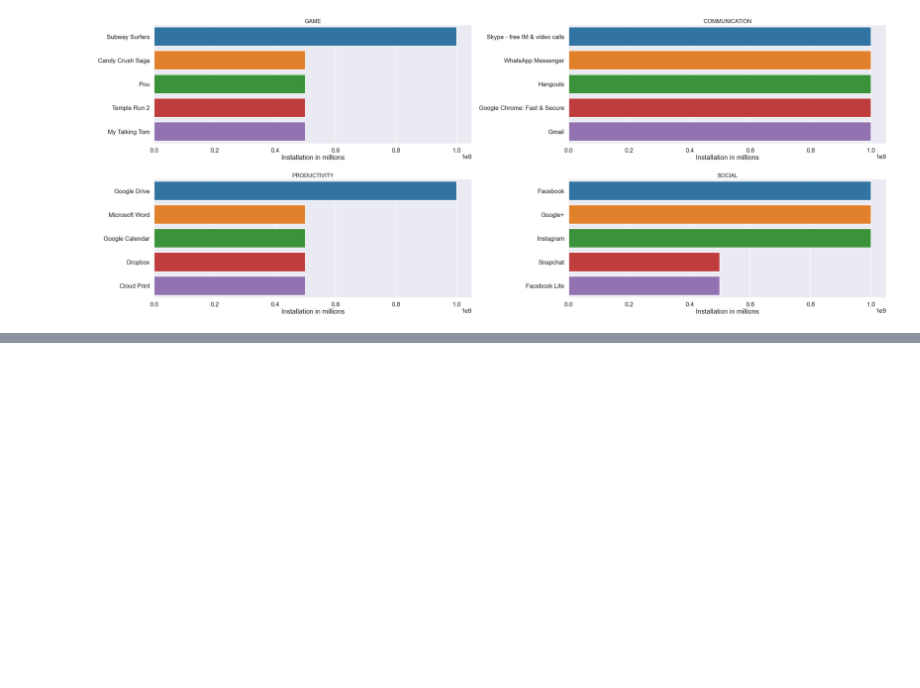
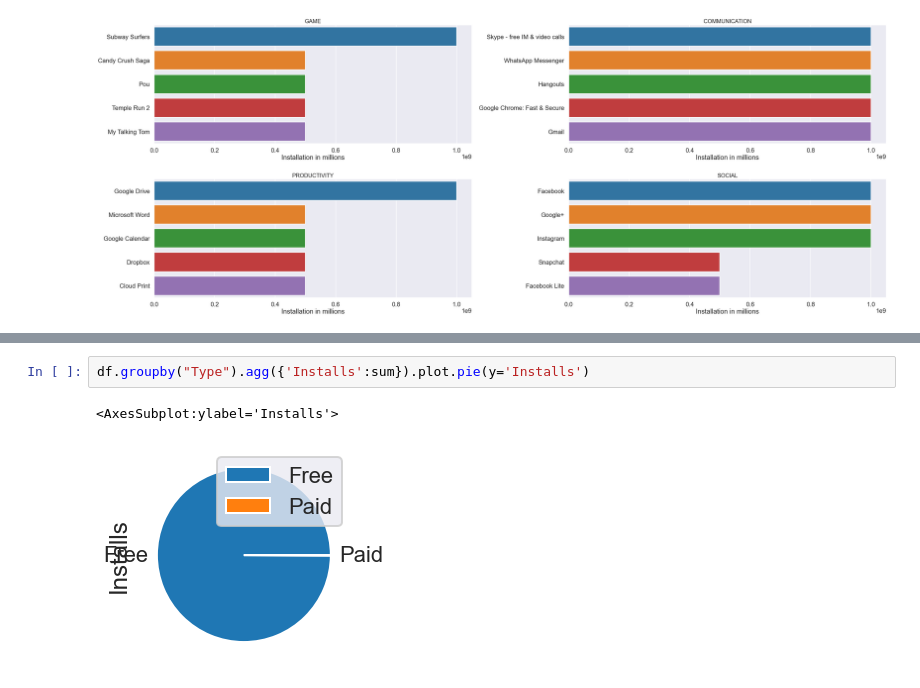
Before and after one commit to pappumahato/data_science, a Jupyter notebook: eda/eda_pre_processing.ipynb, the cells around one changed output, grey strips where cells are left out. Drawn from its saved outputs; the diff is of its cells as text; blank space fills up the shorter version.

```diff
--- a/eda/eda_pre_processing.ipynb
+++ b/eda/eda_pre_processing.ipynb
@@ -1137,0 +1233,5 @@ df.head()
+# %%
+df.groupby("Type").agg({'Installs':sum}).plot.pie(y='Installs')
+# %% [output]
+<AxesSubplot:ylabel='Installs'>
+[figure, added]
```
Also changed, not shown: parts of 20 cells of this notebook.
